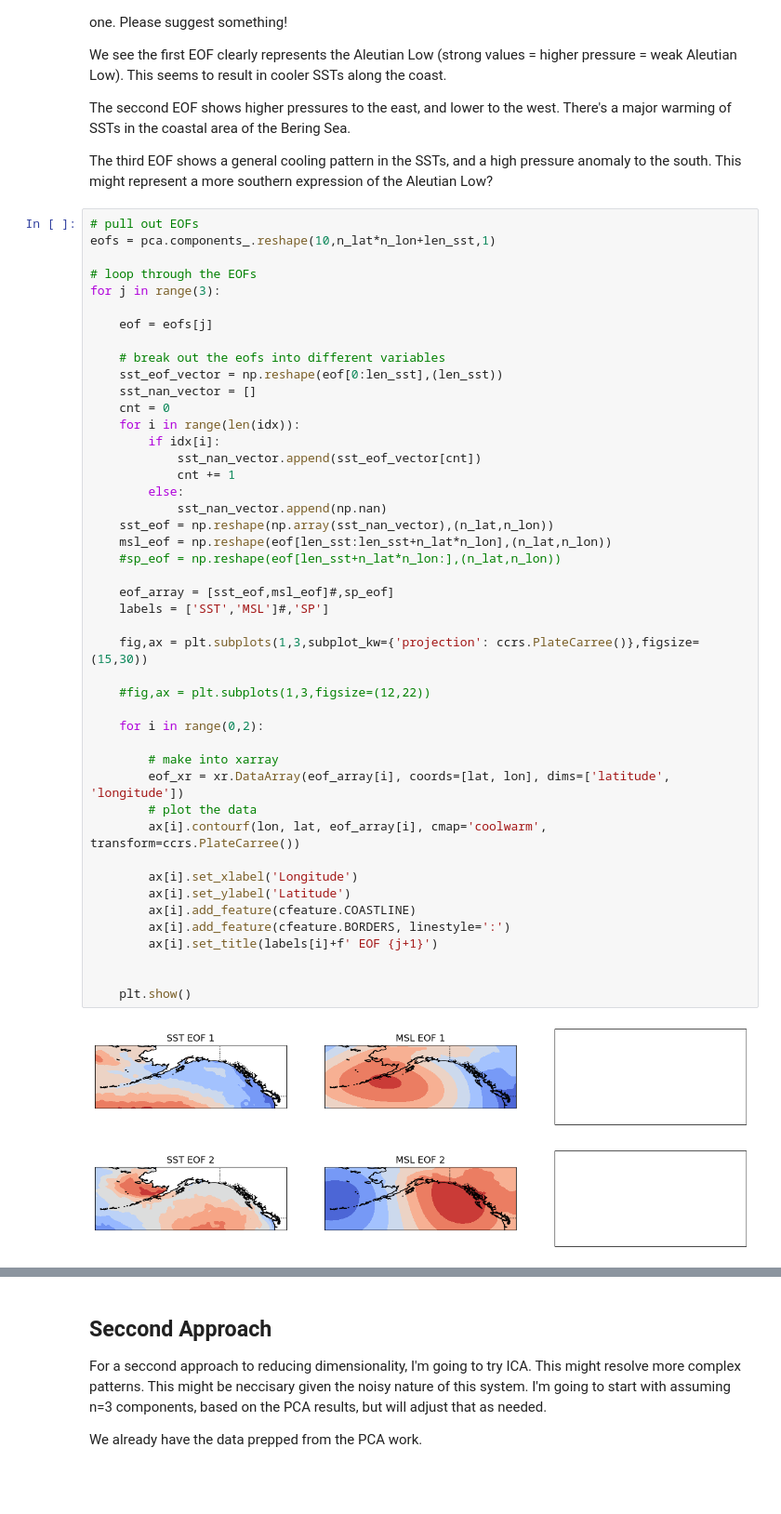
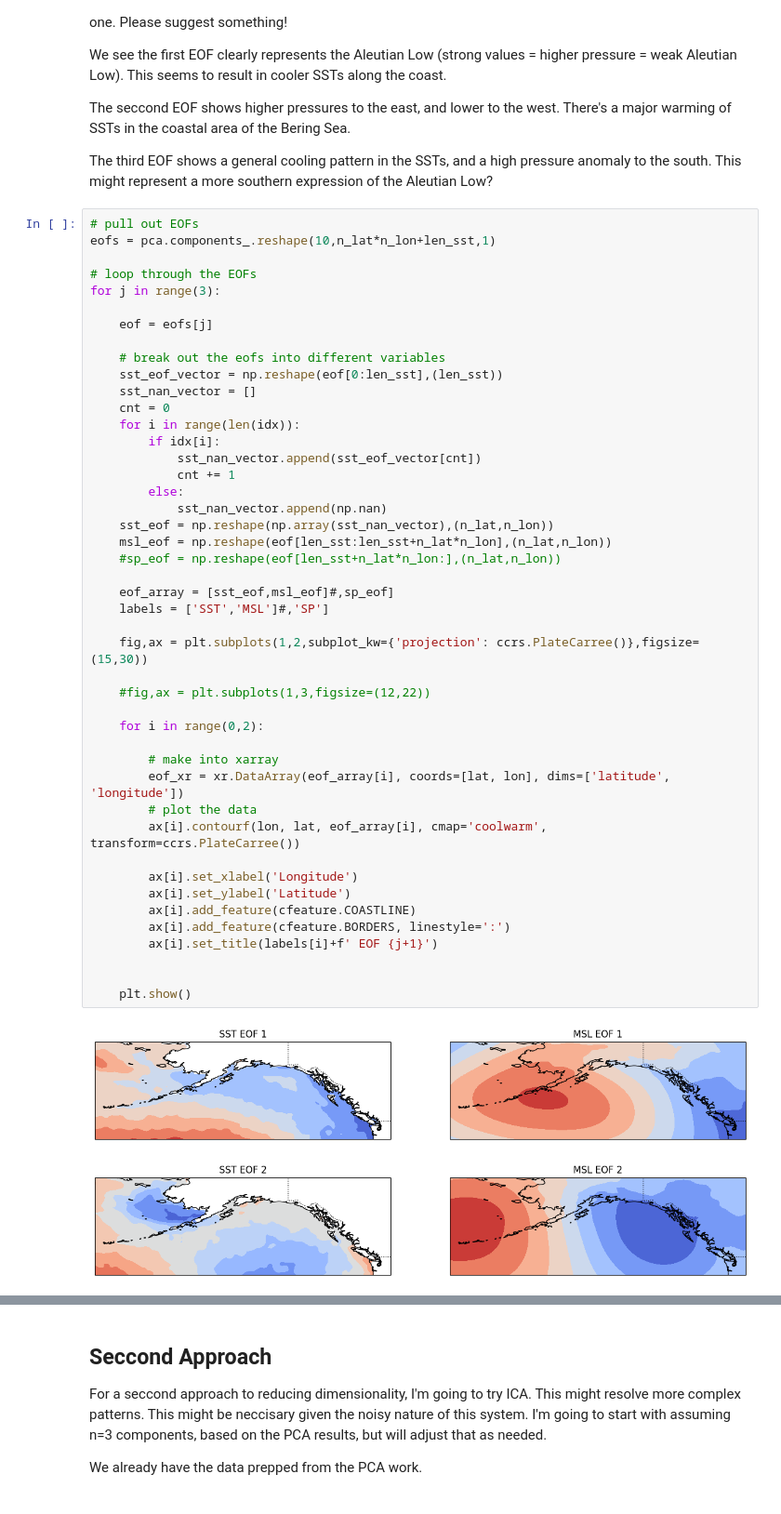
Before and after one commit to liamkirkpatrick/ess469_final, a Jupyter notebook: notebooks-part1/Dimensionality_Reduction.ipynb, the cells around one changed output, grey strips where cells are left out. Shown: that part at 93% size. Cells and saved outputs as stored; diff of their text form.

```diff
--- a/notebooks-part1/Dimensionality_Reduction.ipynb
+++ b/notebooks-part1/Dimensionality_Reduction.ipynb
@@ -167,33 +167,33 @@ for j in range(3):
             sst_nan_vector.append(sst_eof_vector[cnt])
             cnt += 1
         else:
             sst_nan_vector.append(np.nan)
     sst_eof = np.reshape(np.array(sst_nan_vector),(n_lat,n_lon))
     msl_eof = np.reshape(eof[len_sst:len_sst+n_lat*n_lon],(n_lat,n_lon))
     #sp_eof = np.reshape(eof[len_sst+n_lat*n_lon:],(n_lat,n_lon))
 
     eof_array = [sst_eof,msl_eof]#,sp_eof]
     labels = ['SST','MSL']#,'SP']
 
-    fig,ax = plt.subplots(1,3,subplot_kw={'projection': ccrs.PlateCarree()},figsize=(15,30))
+    fig,ax = plt.subplots(1,2,subplot_kw={'projection': ccrs.PlateCarree()},figsize=(15,30))
 
     #fig,ax = plt.subplots(1,3,figsize=(12,22))
 
     for i in range(0,2):
 
         # make into xarray
         eof_xr = xr.DataArray(eof_array[i], coords=[lat, lon], dims=['latitude', 'longitude'])
         # plot the data
         ax[i].contourf(lon, lat, eof_array[i], cmap='coolwarm', transform=ccrs.PlateCarree())
 
         ax[i].set_xlabel('Longitude')
         ax[i].set_ylabel('Latitude')
         ax[i].add_feature(cfeature.COASTLINE)
         ax[i].add_feature(cfeature.BORDERS, linestyle=':')
         ax[i].set_title(labels[i]+f' EOF {j+1}')
 
 
     plt.show()
 # %% [output]
-[figure, old version]
+[figure, new version]
-[figure, old version]
+[figure, new version]
```
Also changed, not shown: parts of 5 cells of this notebook, 5 other files.
